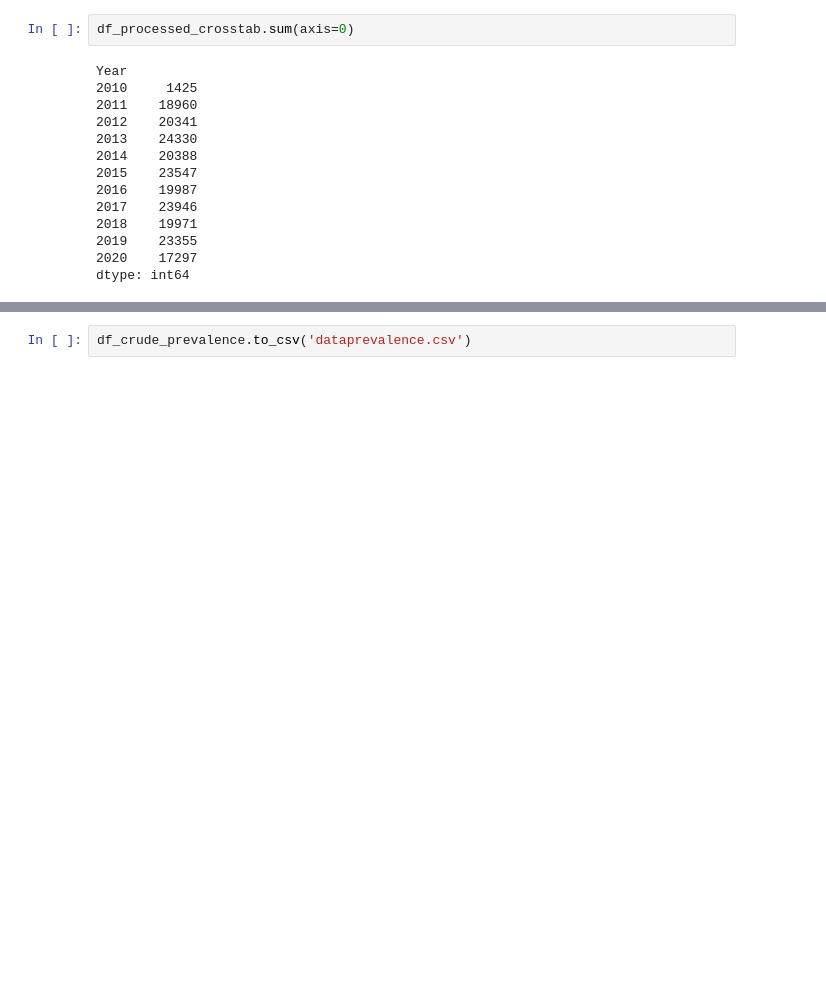
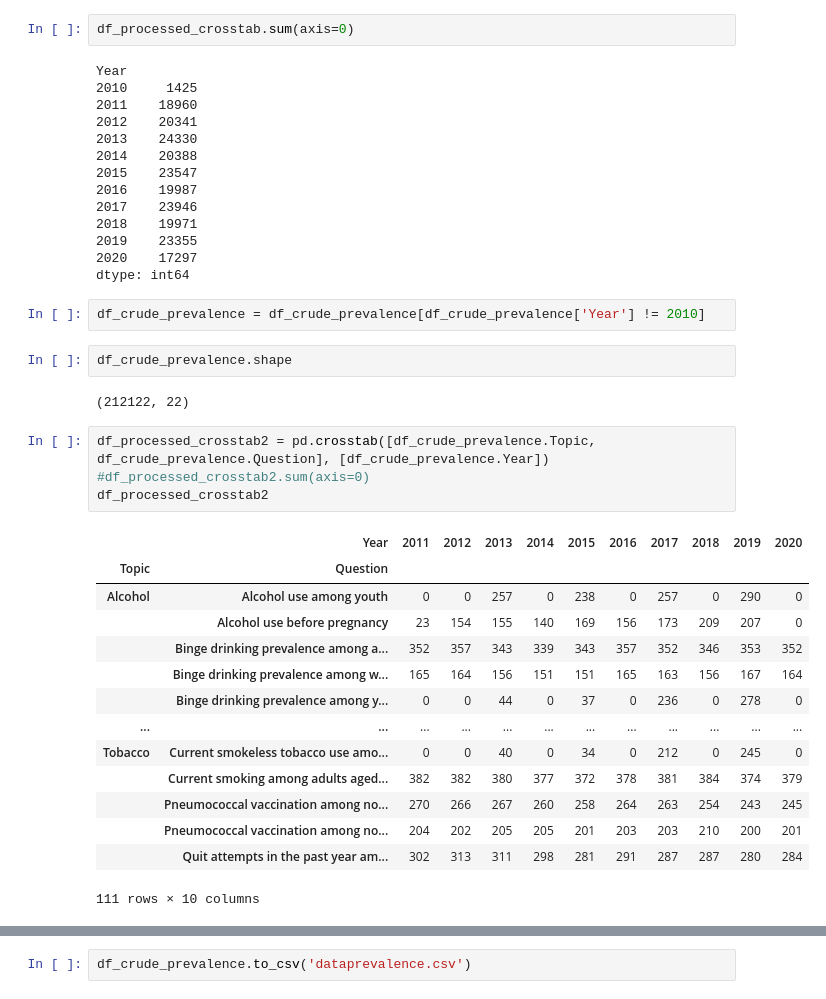
Before and after one commit to andeepl7/FProject_VisualAnalytics, a Jupyter notebook: ETL- Chronic diseases.ipynb, the cells around one changed output, grey strips where cells are left out. Saved outputs shown, nothing was run; the diff lists cells and outputs as text; blank space fills up the shorter version.

```diff
--- a/ETL- Chronic diseases.ipynb
+++ b/ETL- Chronic diseases.ipynb
@@ -643,3 +643,28 @@ Year
 2019    23355
 2020    17297
 dtype: int64
+# %%
+df_crude_prevalence = df_crude_prevalence[df_crude_prevalence['Year'] != 2010]
+# %%
+df_crude_prevalence.shape
+# %% [output]
+(212122, 22)
+# %%
+df_processed_crosstab2 = pd.crosstab([df_crude_prevalence.Topic, df_crude_prevalence.Question], [df_crude_prevalence.Year])
+#df_processed_crosstab2.sum(axis=0)
+df_processed_crosstab2
+# %% [output]
+|  | Year | 2011 | 2012 | 2013 | 2014 | 2015 | 2016 | 2017 | 2018 | 2019 | 2020 |
+| Topic | Question |  |  |  |  |  |  |  |  |  |  |
+| Alcohol | Alcohol use among youth | 0 | 0 | 257 | 0 | 238 | 0 | 257 | 0 | 290 | 0 |
+|  | Alcohol use before pregnancy | 23 | 154 | 155 | 140 | 169 | 156 | 173 | 209 | 207 | 0 |
+|  | Binge drinking prevalence among a... | 352 | 357 | 343 | 339 | 343 | 357 | 352 | 346 | 353 | 352 |
+|  | Binge drinking prevalence among w... | 165 | 164 | 156 | 151 | 151 | 165 | 163 | 156 | 167 | 164 |
+|  | Binge drinking prevalence among y... | 0 | 0 | 44 | 0 | 37 | 0 | 236 | 0 | 278 | 0 |
+| ... | ... | ... | ... | ... | ... | ... | ... | ... | ... | ... | ... |
+| Tobacco | Current smokeless tobacco use amo... | 0 | 0 | 40 | 0 | 34 | 0 | 212 | 0 | 245 | 0 |
+|  | Current smoking among adults aged... | 382 | 382 | 380 | 377 | 372 | 378 | 381 | 384 | 374 | 379 |
+|  | Pneumococcal vaccination among no... | 270 | 266 | 267 | 260 | 258 | 264 | 263 | 254 | 243 | 245 |
+|  | Pneumococcal vaccination among no... | 204 | 202 | 205 | 205 | 201 | 203 | 203 | 210 | 200 | 201 |
+|  | Quit attempts in the past year am... | 302 | 313 | 311 | 298 | 281 | 291 | 287 | 287 | 280 | 284 |
+111 rows × 10 columns
```
Also changed, not shown: parts of 1 cell of this notebook, 1 other file.
